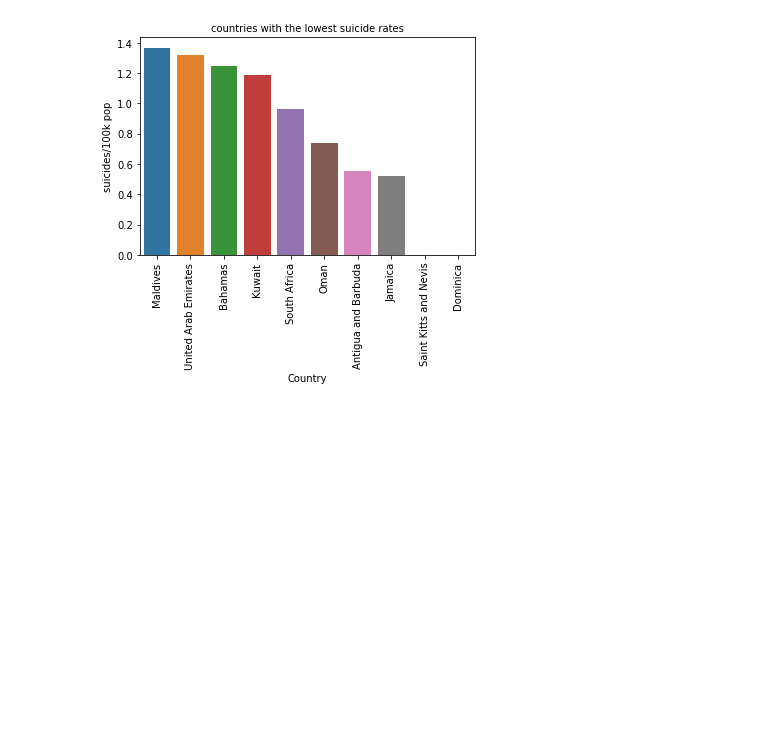
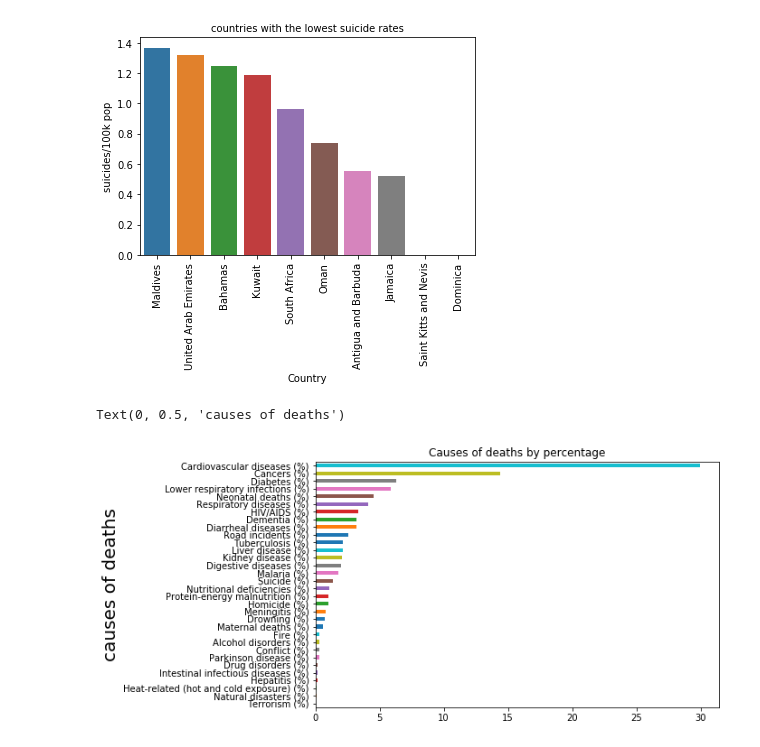
Before and after one commit to ndanni/Suicide_analysis, a Jupyter notebook: project/ndane_capstone_project.ipynb, the cells around one changed output. Drawn from its saved outputs; the diff is of its cells as text; code cells hidden in the pictures; blank space fills up the shorter version.

```diff
--- a/project/ndane_capstone_project.ipynb
+++ b/project/ndane_capstone_project.ipynb
@@ -393,3 +393,18 @@ plt.xticks(rotation=90)
 # %% [output]
 (array([0, 1, 2, 3, 4, 5, 6, 7, 8, 9]), <a list of 10 Text xticklabel objects>)
 [figure]
+# %%
+#to convert the data into tidy form
+causes_of_Deaths_by_percentage= causesOfDeathsByPercentage.melt(id_vars = ['Entity', 'Year','Code'], var_name = 'deaths')
+# %%
+visual_causes_of_deaths = causes_of_Deaths_by_percentage.groupby('deaths')['value'].mean().sort_values()
+# %%
+#to view the different causes of deaths so as to see the position of suicide among the causes of deaths
+plt.figure(figsize=(8,5))
+visual_causes_of_deaths.plot(kind='barh')
+plt.title('Causes of deaths by percentage')
+plt.ylabel('causes of deaths', {'fontsize': 20})
+#suicide is the 16th leading cause of death
+# %% [output]
+Text(0, 0.5, 'causes of deaths')
+[figure, added]
```
Also changed, not shown: parts of 1 cell of this notebook.
